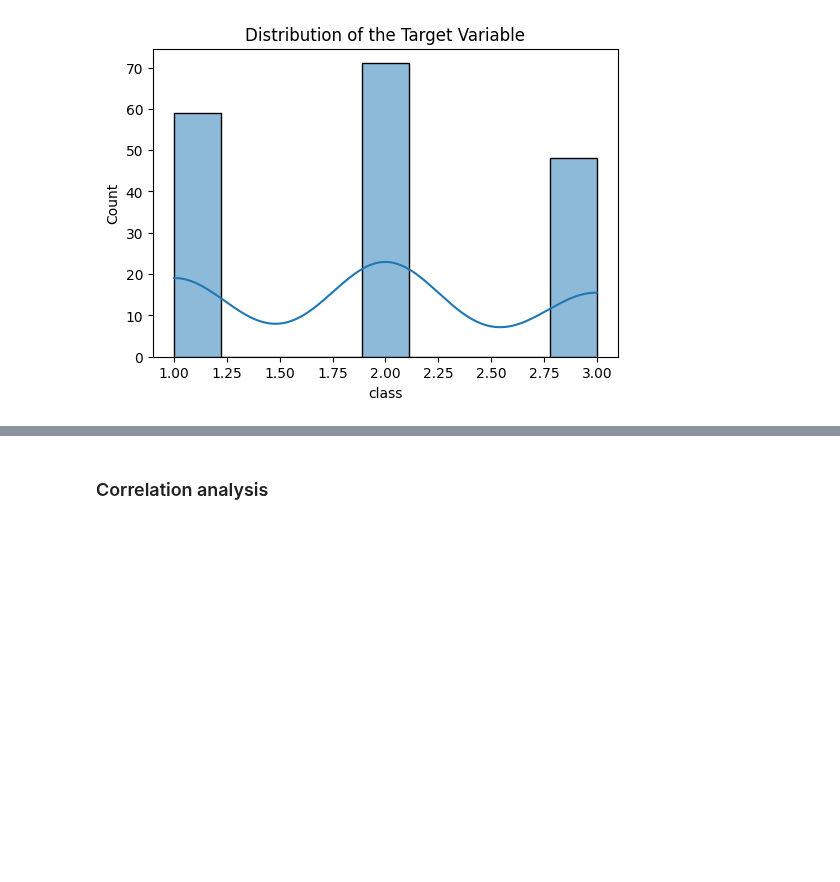
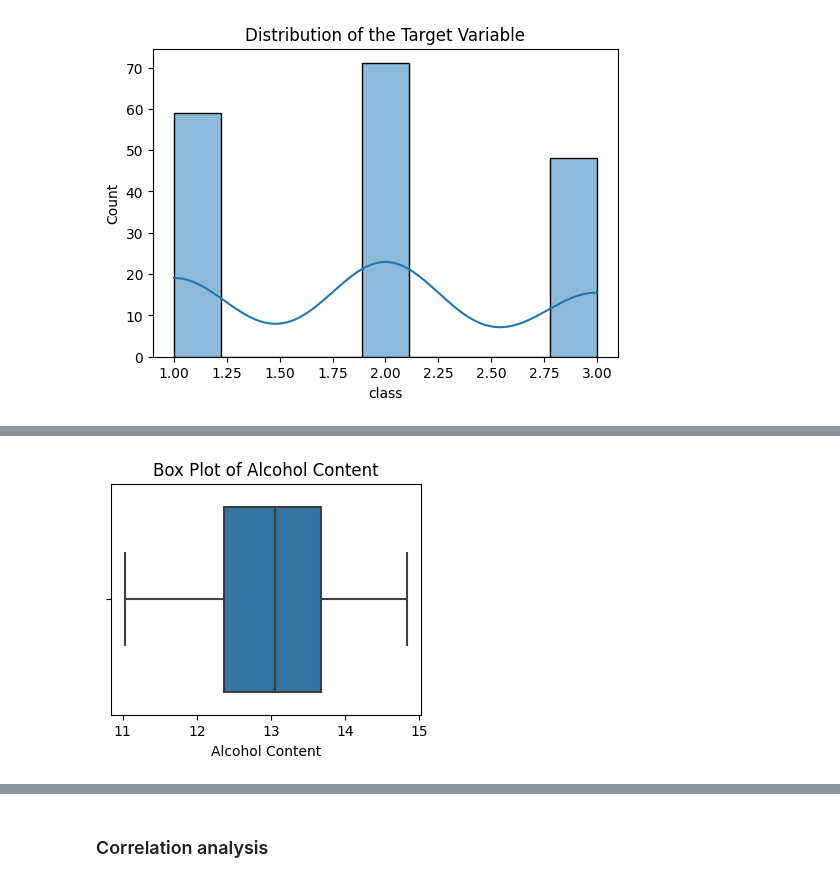
Before and after one commit to j-c-carr/Real-Estate-and-Wine-Quality-Prediction, a Jupyter notebook: data_analysis/wine_analysis.ipynb, the cells around one changed output, grey strips where cells are left out. Cells and saved outputs as stored; diff of their text form; code cells hidden in the pictures; blank space fills up the shorter version.

```diff
--- a/data_analysis/wine_analysis.ipynb
+++ b/data_analysis/wine_analysis.ipynb
@@ -81,0 +122,9 @@ plt.show()
+# %%
+# Example for the 'Alcohol' feature - Box plot
+plt.figure(figsize=(4, 3))
+sns.boxplot(x='Alcohol', data=wine_df)
+plt.xlabel('Alcohol Content')
+plt.title('Box Plot of Alcohol Content')
+plt.show()
+# %% [output]
+[figure, added]
```
Also changed, not shown: parts of 6 cells of this notebook.
